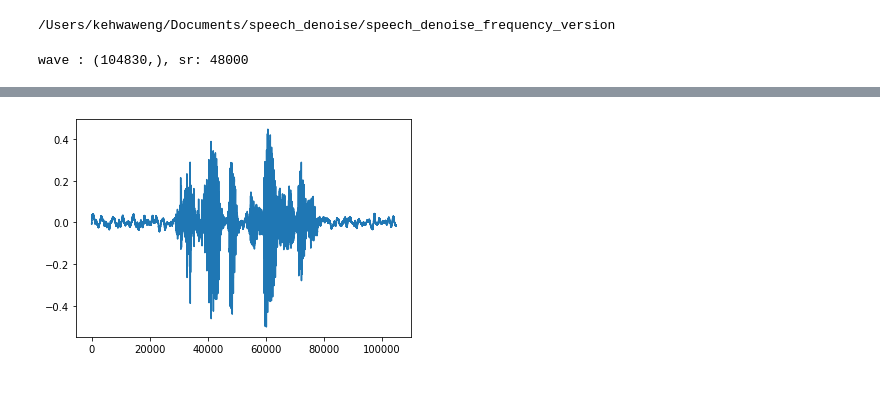
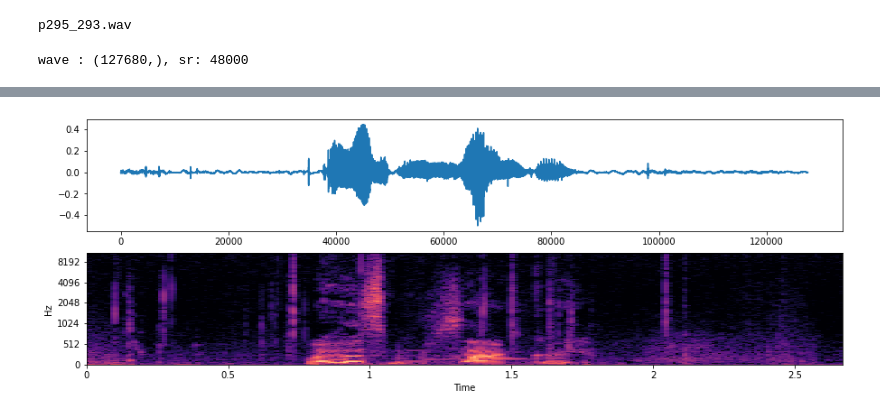
Before and after one commit to baaj2109/speech_denoise_frequency_version, a Jupyter notebook: speech_denoise_frequency.ipynb, the cells around one changed output, grey strips where cells are left out. Drawn from its saved outputs; the diff is of its cells as text; code cells hidden in the pictures; blank space fills up the shorter version.

```diff
--- a/speech_denoise_frequency.ipynb
+++ b/speech_denoise_frequency.ipynb
@@ -1,26 +1,43 @@
 # %%
 import librosa
+import librosa.display
 import numpy as np
 import random
 import IPython.display as ipd
 import matplotlib.pyplot as plt
 import os
-print(os.getcwd())
+# import scipy.fftpack as fft
+from numpy import fft
+import scipy
+np.set_printoptions(suppress=True)
+import warnings
+warnings.filterwarnings('ignore')
-# %% [output]
-/Users/kehwaweng/Documents/speech_denoise/speech_denoise_frequency_version
+# %%
+print(clean_file)
+# %% [output]
+p295_293.wav
 # %%
 clean_folder = "/Volumes/IPEVO_X0244/speech_to_text/speech_to_text_dataset/clean_trainset_56spk_wav/"
-clean_file = random.choice(os.listdir(clean_folder))
+# clean_file = random.choice(os.listdir(clean_folder))
+clean_file = "p295_293.wav"
 clean_path = os.path.join(clean_folder, clean_file)
 
 wave, sr = librosa.load(clean_path, mono= True, sr= None)
+
+fig = plt.figure(figsize=(15,5))
+ax = fig.add_subplot(2,1,1)
 plt.plot(wave)
 print(f"wave : {wave.shape}, sr: {sr}")
+
+
+ax = fig.add_subplot(2,1,2)
+clean_d = librosa.amplitude_to_db(np.abs(librosa.stft(wave)), ref = np.max)
+librosa.display.specshow(clean_d, sr=48000, x_axis='time', y_axis='mel')
 ipd.Audio(clean_path)
 # %% [output]
-wave : (104830,), sr: 48000
+wave : (127680,), sr: 48000
 [interactive output not drawn]
-[figure, old version]
+[figure, new version]
 # %%
 noise_folder = "/Volumes/IPEVO_X0244/speech_to_text/speech_to_text_dataset/noisy_trainset_56spk_wav/"
 noise_path = os.path.join(noise_folder, clean_file)
```
Also changed, not shown: parts of 33 cells of this notebook, 18 other files.
